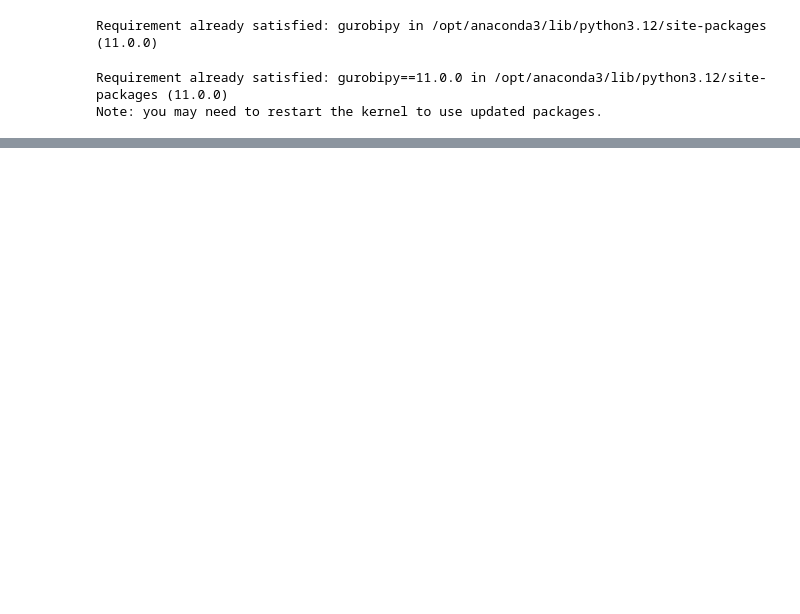
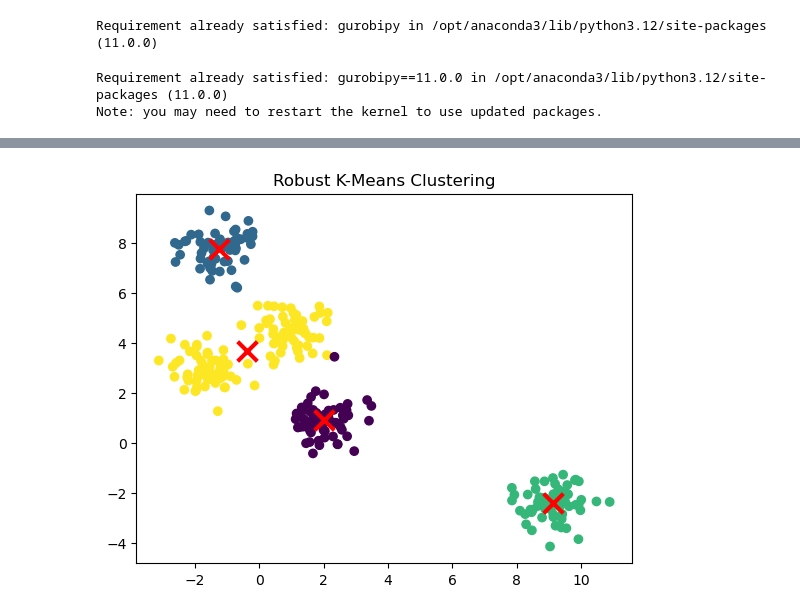
Before and after one commit to felicianappi8/Machine-Learning-15.095-Project, a Jupyter notebook: ifood.ipynb, the cells around one changed output, grey strips where cells are left out. Saved outputs shown, nothing was run; the diff lists cells and outputs as text; code cells hidden in the pictures; blank space fills up the shorter version.

Commit message:
ifood logistic regression, robust logistic regression (low accuracy), robust k-means

```diff
--- a/ifood.ipynb
+++ b/ifood.ipynb
@@ -195,0 +195,69 @@ import gurobipy as gp
+# %%
+import numpy as np
+from sklearn.base import BaseEstimator, ClusterMixin
+from sklearn.metrics.pairwise import euclidean_distances
+
+class RobustKMeans(BaseEstimator, ClusterMixin):
+    def __init__(self, n_clusters=5, max_iter=100, tol=1e-4, lambda_param=1.0):
+        self.n_clusters = n_clusters
+        self.max_iter = max_iter
+        self.tol = tol
+        self.lambda_param = lambda_param
+
+    def fit(self, X):
+        n_samples, n_features = X.shape
+
+        # Initialize centroids randomly
+        self.centroids_ = X[np.random.choice(n_samples, self.n_clusters, replace=False)]
+
+        for _ in range(self.max_iter):
+            old_centroids = self.centroids_.copy()
+
+            # Assign points to clusters
+            distances = euclidean_distances(X, self.centroids_)
+            labels = np.argmin(distances, axis=1)
+
+            # Update centroids
+            for k in range(self.n_clusters):
+                cluster_points = X[labels == k]
+                if len(cluster_points) > 0:
+                    new_centroid = np.mean(cluster_points, axis=0)
+
+                    # Apply robustness constraint
+                    max_distance = np.max(euclidean_distances(cluster_points, [new_centroid]))
+                    if max_distance > self.lambda_param:
+                        new_centroid = old_centroids[k] + self.lambda_param * (new_centroid - old_centroids[k]) / max_distance
+
+                    self.centroids_[k] = new_centroid
+
+            # Check for convergence
+            if np.all(np.abs(old_centroids - self.centroids_) < self.tol):
+                break
+
+        return self
+
+    def predict(self, X):
+        distances = euclidean_distances(X, self.centroids_)
+        return np.argmin(distances, axis=1)
+
+from sklearn.datasets import make_blobs
+
+# Generate sample data
+X, _ = make_blobs(n_samples=300, centers=5, cluster_std=0.60, random_state=0)
+
+# Create and fit the model
+robust_kmeans = RobustKMeans(n_clusters=4, lambda_param=2.0)
+robust_kmeans.fit(X)
+
+# Predict clusters
+labels = robust_kmeans.predict(X)
+
+# Visualize results (if working with 2D data)
+import matplotlib.pyplot as plt
+
+plt.scatter(X[:, 0], X[:, 1], c=labels, cmap='viridis')
+plt.scatter(robust_kmeans.centroids_[:, 0], robust_kmeans.centroids_[:, 1], marker='x', s=200, linewidths=3, color='r')
+plt.title('Robust K-Means Clustering')
+plt.show()
+# %% [output]
+[figure, added]
```
Also changed, not shown: parts of 6 cells of this notebook, 1 other file.
